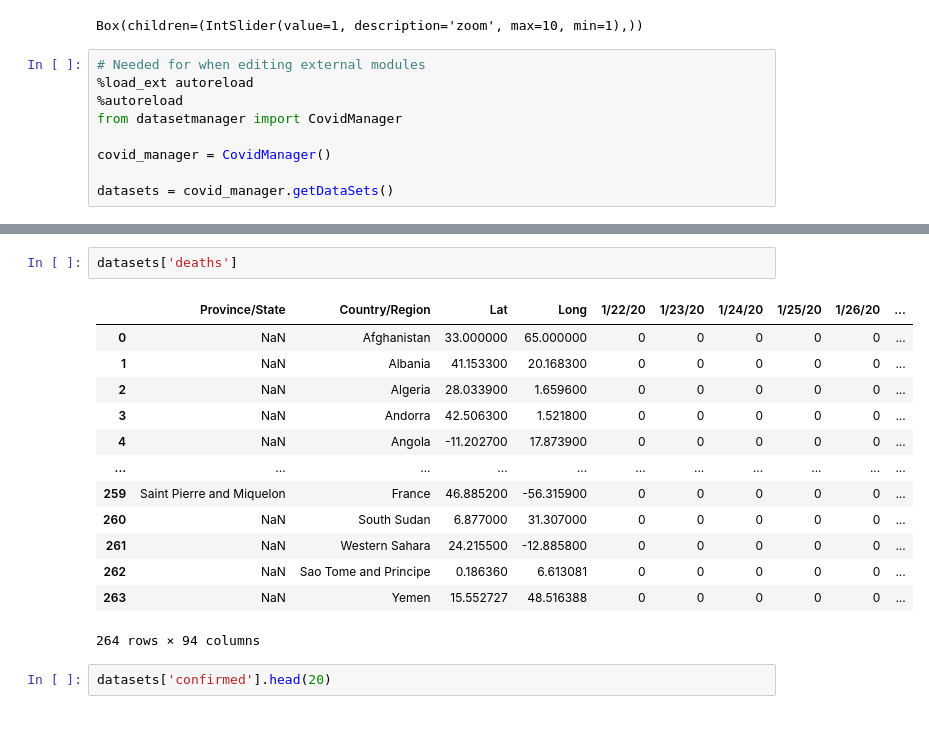
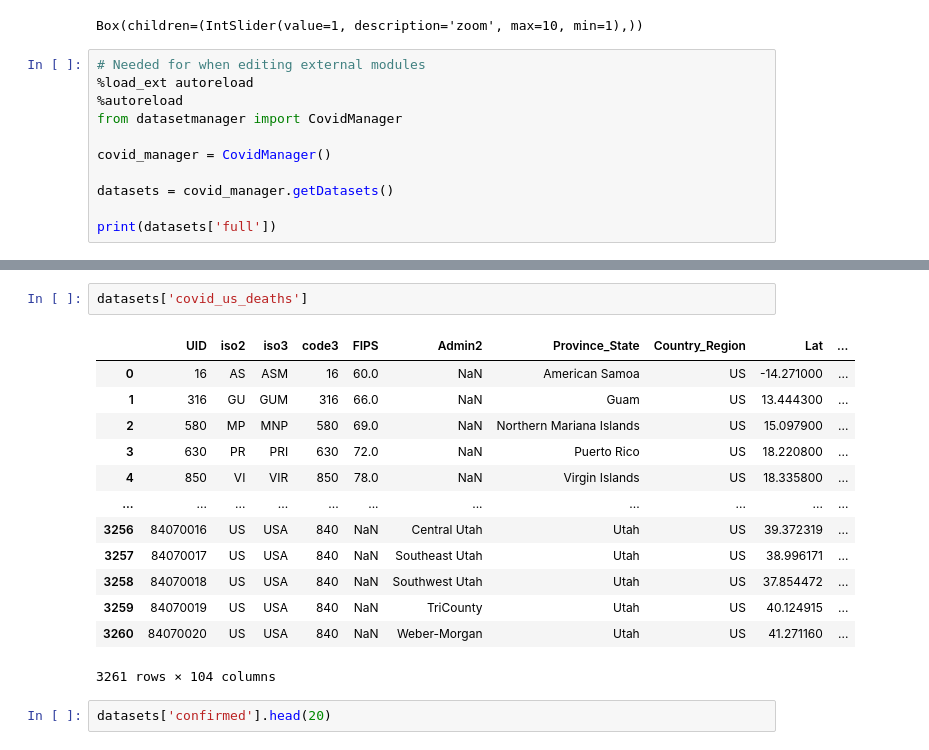
Before and after one commit to Ccamm/coronavirus_network, a Jupyter notebook: coronavirus_network.ipynb, the cells around one changed output, grey strips where cells are left out. Saved outputs shown, nothing was run; the diff lists cells and outputs as text.

Commit message:
Add US datasets and combine global and US data into one mega dataset. Improved the performance of mapping airports to locations in the Covid dataset

```diff
--- a/coronavirus_network.ipynb
+++ b/coronavirus_network.ipynb
@@ -57,5 +57,7 @@ from datasetmanager import CovidManager
 
 covid_manager = CovidManager()
 
-datasets = covid_manager.getDataSets()
+datasets = covid_manager.getDatasets()
+
+print(datasets['full'])
 # %% [output]
@@ -64,19 +81,19 @@ The autoreload extension is already loaded. To reload it, use:
 # %%
-datasets['deaths']
+datasets['covid_us_deaths']
 # %% [output]
-|  | Province/State | Country/Region | Lat | Long | 1/22/20 | 1/23/20 | 1/24/20 | 1/25/20 | 1/26/20 | ... |
-| 0 | NaN | Afghanistan | 33.000000 | 65.000000 | 0 | 0 | 0 | 0 | 0 | ... |
-| 1 | NaN | Albania | 41.153300 | 20.168300 | 0 | 0 | 0 | 0 | 0 | ... |
-| 2 | NaN | Algeria | 28.033900 | 1.659600 | 0 | 0 | 0 | 0 | 0 | ... |
-| 3 | NaN | Andorra | 42.506300 | 1.521800 | 0 | 0 | 0 | 0 | 0 | ... |
-| 4 | NaN | Angola | -11.202700 | 17.873900 | 0 | 0 | 0 | 0 | 0 | ... |
+|  | UID | iso2 | iso3 | code3 | FIPS | Admin2 | Province_State | Country_Region | Lat | ... |
+| 0 | 16 | AS | ASM | 16 | 60.0 | NaN | American Samoa | US | -14.271000 | ... |
+| 1 | 316 | GU | GUM | 316 | 66.0 | NaN | Guam | US | 13.444300 | ... |
+| 2 | 580 | MP | MNP | 580 | 69.0 | NaN | Northern Mariana Islands | US | 15.097900 | ... |
+| 3 | 630 | PR | PRI | 630 | 72.0 | NaN | Puerto Rico | US | 18.220800 | ... |
+| 4 | 850 | VI | VIR | 850 | 78.0 | NaN | Virgin Islands | US | 18.335800 | ... |
 | ... | ... | ... | ... | ... | ... | ... | ... | ... | ... | ... |
-| 259 | Saint Pierre and Miquelon | France | 46.885200 | -56.315900 | 0 | 0 | 0 | 0 | 0 | ... |
-| 260 | NaN | South Sudan | 6.877000 | 31.307000 | 0 | 0 | 0 | 0 | 0 | ... |
-| 261 | NaN | Western Sahara | 24.215500 | -12.885800 | 0 | 0 | 0 | 0 | 0 | ... |
-| 262 | NaN | Sao Tome and Principe | 0.186360 | 6.613081 | 0 | 0 | 0 | 0 | 0 | ... |
-| 263 | NaN | Yemen | 15.552727 | 48.516388 | 0 | 0 | 0 | 0 | 0 | ... |
+| 3256 | 84070016 | US | USA | 840 | NaN | Central Utah | Utah | US | 39.372319 | ... |
+| 3257 | 84070017 | US | USA | 840 | NaN | Southeast Utah | Utah | US | 38.996171 | ... |
+| 3258 | 84070018 | US | USA | 840 | NaN | Southwest Utah | Utah | US | 37.854472 | ... |
+| 3259 | 84070019 | US | USA | 840 | NaN | TriCounty | Utah | US | 40.124915 | ... |
+| 3260 | 84070020 | US | USA | 840 | NaN | Weber-Morgan | Utah | US | 41.271160 | ... |
-264 rows × 94 columns
+3261 rows × 104 columns
 # %%
 datasets['confirmed'].head(20)
 # %% [output]
```
Also changed, not shown: parts of 3 cells of this notebook, 53 other files.
